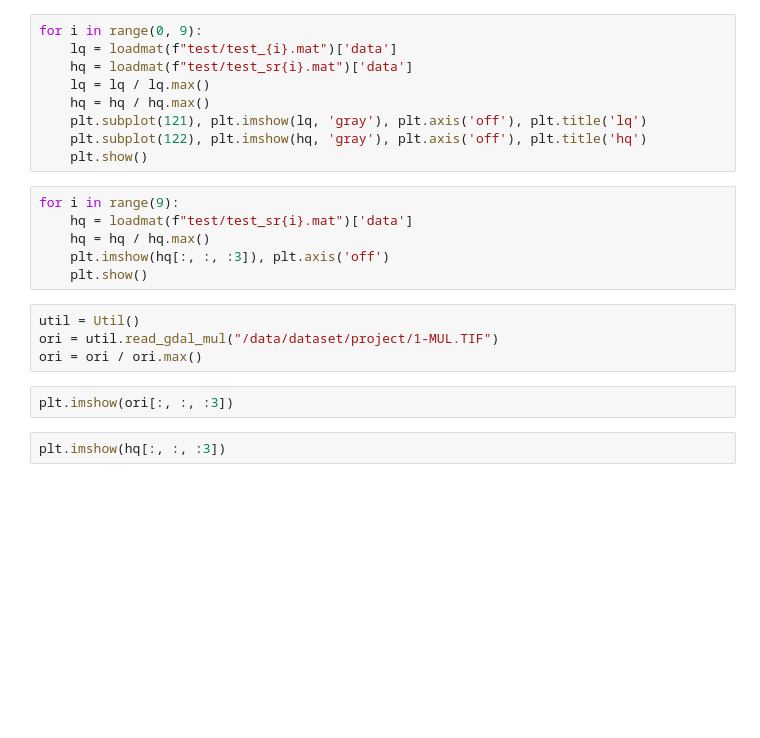
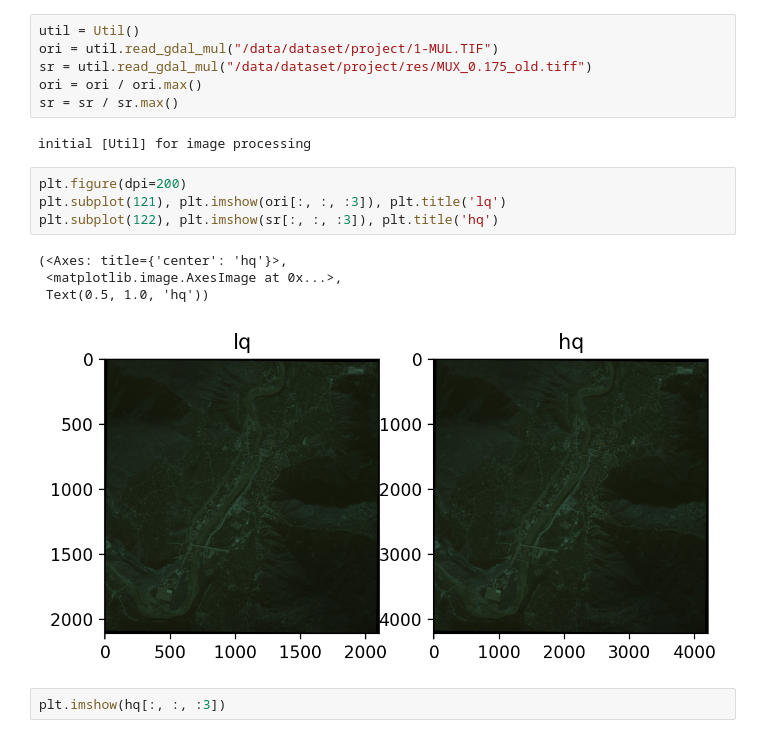
Before and after one commit to HLImg/py2cpp, a Jupyter notebook: debug.ipynb, the cells around one changed output. Cells and saved outputs as stored; diff of their text form; blank space fills up the shorter version.

```diff
--- a/debug.ipynb
+++ b/debug.ipynb
@@ -10,23 +12,19 @@ util = Util()
-# %%
-for i in range(0, 9):
-    lq = loadmat(f"test/test_{i}.mat")['data']
-    hq = loadmat(f"test/test_sr{i}.mat")['data']
-    lq = lq / lq.max()
-    hq = hq / hq.max()
-    plt.subplot(121), plt.imshow(lq, 'gray'), plt.axis('off'), plt.title('lq')
-    plt.subplot(122), plt.imshow(hq, 'gray'), plt.axis('off'), plt.title('hq')
-    plt.show()
-# %%
-for i in range(9):
-    hq = loadmat(f"test/test_sr{i}.mat")['data']
-    hq = hq / hq.max()
-    plt.imshow(hq[:, :, :3]), plt.axis('off')
-    plt.show()
 # %%
 util = Util()
 ori = util.read_gdal_mul("/data/dataset/project/1-MUL.TIF")
+sr = util.read_gdal_mul("/data/dataset/project/res/MUX_0.175_old.tiff")
 ori = ori / ori.max()
+sr = sr / sr.max()
+# %% [output]
+initial [Util] for image processing
-# %%
-plt.imshow(ori[:, :, :3])
+# %%
+plt.figure(dpi=200)
+plt.subplot(121), plt.imshow(ori[:, :, :3]), plt.title('lq')
+plt.subplot(122), plt.imshow(sr[:, :, :3]), plt.title('hq')
+# %% [output]
+(<Axes: title={'center': 'hq'}>,
+ <matplotlib.image.AxesImage at 0x...>,
+ Text(0.5, 1.0, 'hq'))
+[figure, added]
 # %%
 plt.imshow(hq[:, :, :3])
```
Also changed, not shown: parts of 1 cell of this notebook, 6 other files.
